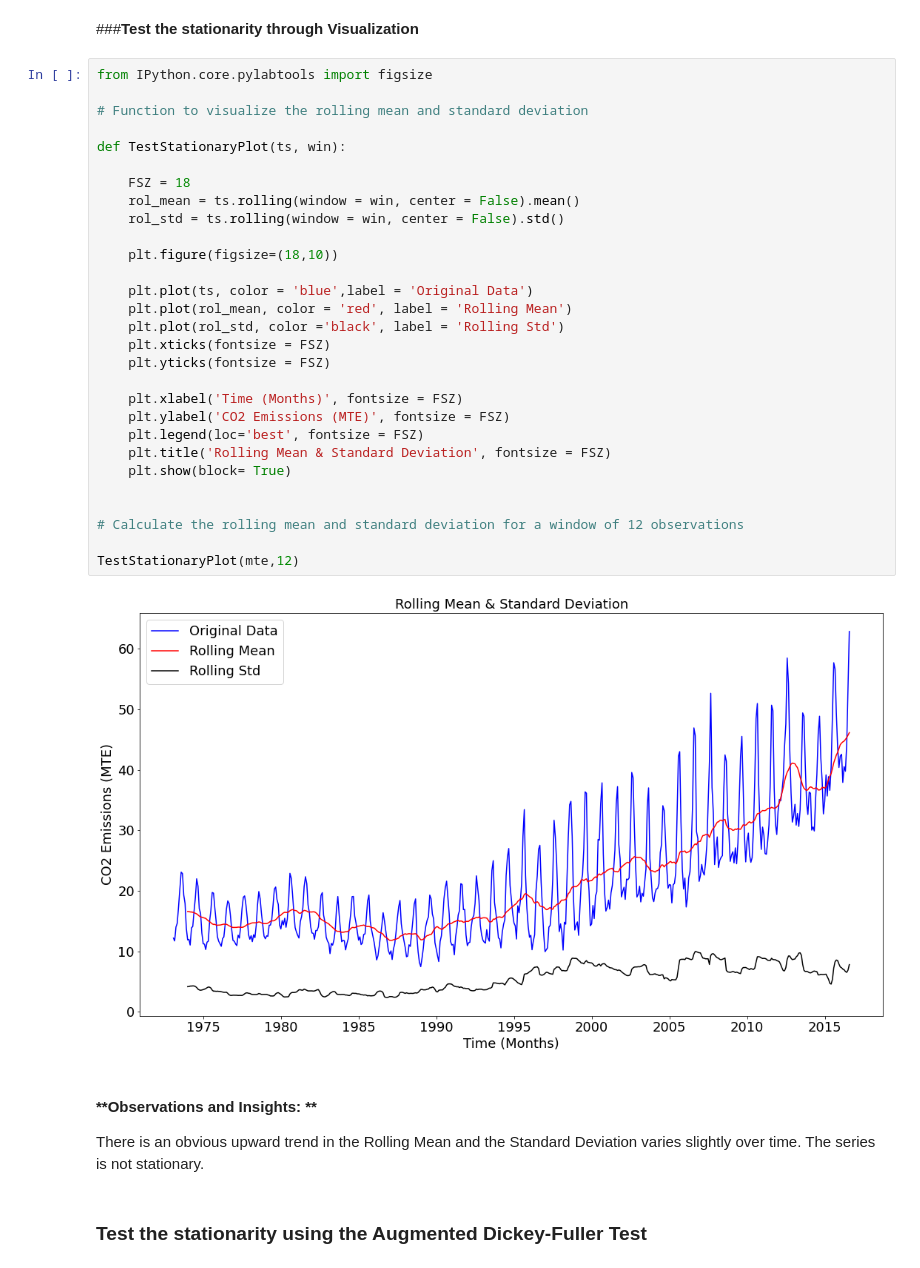
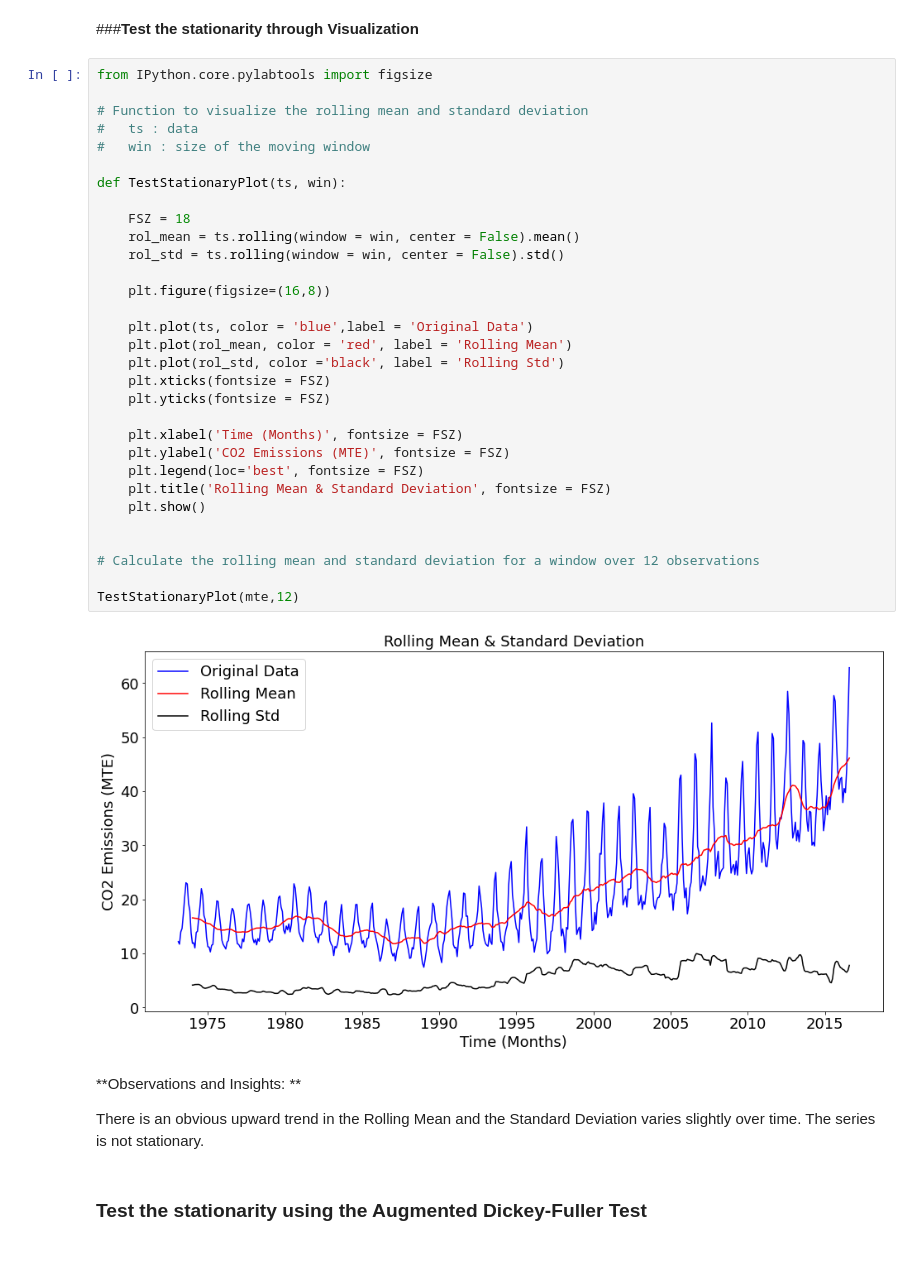
Before and after one commit to richsharples/MIT-DS, a Jupyter notebook: Reference_Notebook_Milestone_2_Time_Series.ipynb, the cells around one changed output. Drawn from its saved outputs; the diff is of its cells as text.

```diff
--- a/Reference_Notebook_Milestone_2_Time_Series.ipynb
+++ b/Reference_Notebook_Milestone_2_Time_Series.ipynb
@@ -169,36 +161,38 @@ plt.plot(mte)
 # %%
 from IPython.core.pylabtools import figsize
 
 # Function to visualize the rolling mean and standard deviation
+#   ts : data
+#   win : size of the moving window
 
 def TestStationaryPlot(ts, win):
 
     FSZ = 18
     rol_mean = ts.rolling(window = win, center = False).mean()
     rol_std = ts.rolling(window = win, center = False).std()
 
-    plt.figure(figsize=(18,10))
+    plt.figure(figsize=(16,8))
 
     plt.plot(ts, color = 'blue',label = 'Original Data')
     plt.plot(rol_mean, color = 'red', label = 'Rolling Mean')
     plt.plot(rol_std, color ='black', label = 'Rolling Std')
     plt.xticks(fontsize = FSZ)
     plt.yticks(fontsize = FSZ)
 
     plt.xlabel('Time (Months)', fontsize = FSZ)
     plt.ylabel('CO2 Emissions (MTE)', fontsize = FSZ)
     plt.legend(loc='best', fontsize = FSZ)
     plt.title('Rolling Mean & Standard Deviation', fontsize = FSZ)
-    plt.show(block= True)
+    plt.show()
 
 
-# Calculate the rolling mean and standard deviation for a window of 12 observations
+# Calculate the rolling mean and standard deviation for a window over 12 observations
 
 TestStationaryPlot(mte,12)
 # %% [output]
-[figure, old version]
+[figure, new version]
 # %% [markdown]
-#### **Observations and Insights: **
+**Observations and Insights: **
 
 There is an obvious upward trend in the Rolling Mean and the Standard Deviation varies slightly over time. The series is not stationary.
 # %% [markdown]
```
Also changed, not shown: parts of 42 cells of this notebook.
